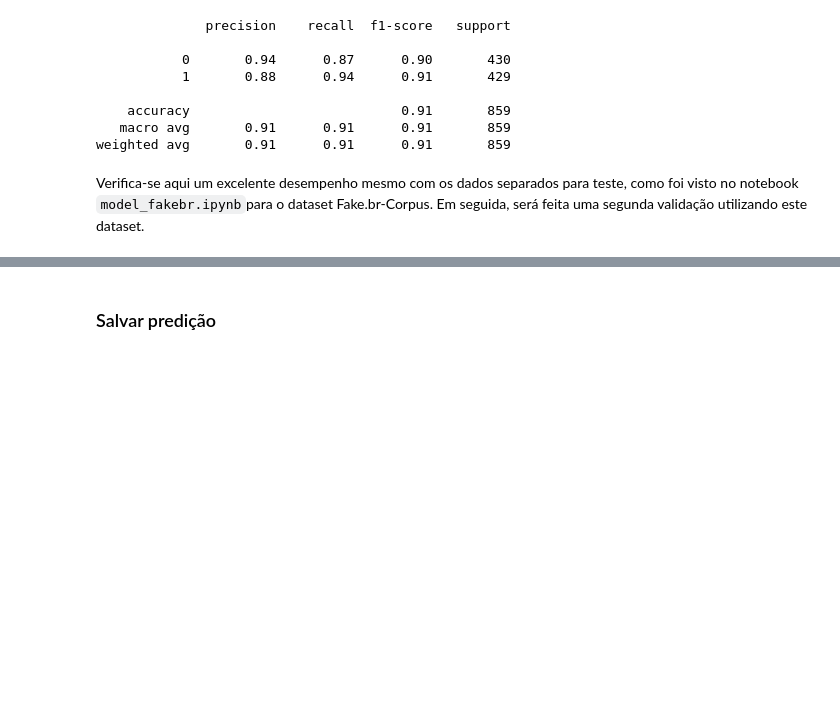
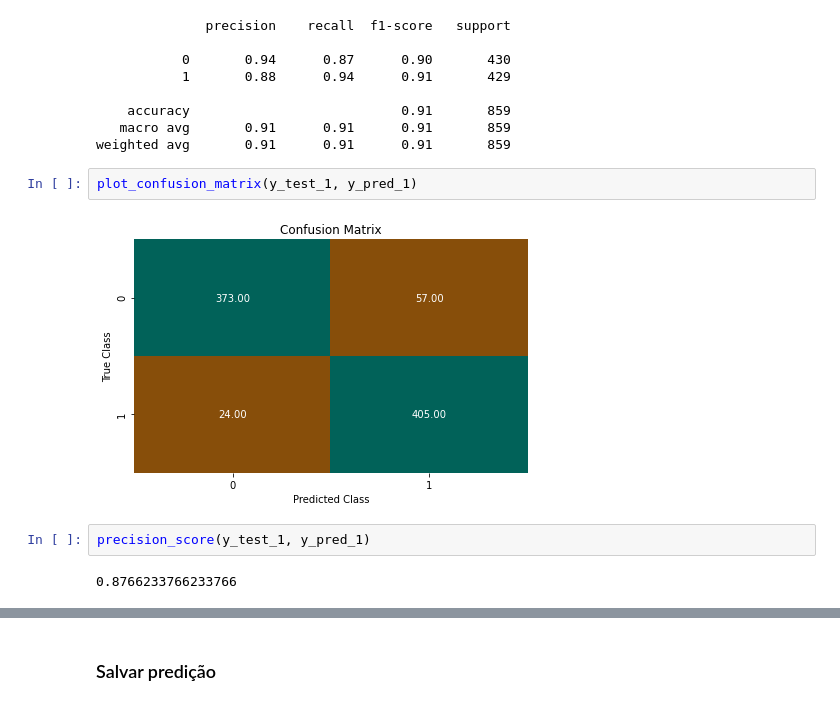
Before and after one commit to RodriguesRBruno/ProjetoMultidisciplinar, a Jupyter notebook: model_combinado.ipynb, the cells around one changed output, grey strips where cells are left out. Saved outputs shown, nothing was run; the diff lists cells and outputs as text; blank space fills up the shorter version.

```diff
--- a/model_combinado.ipynb
+++ b/model_combinado.ipynb
@@ -126,5 +132,11 @@ print(classification_report(y_test_1, y_pred_1))
     accuracy                           0.91       859
    macro avg       0.91      0.91      0.91       859
 weighted avg       0.91      0.91      0.91       859
-# %% [markdown]
-Verifica-se aqui um excelente desempenho mesmo com os dados separados para teste, como foi visto no notebook `model_fakebr.ipynb`para o dataset Fake.br-Corpus. Em seguida, será feita uma segunda validação utilizando este dataset.
+# %%
+plot_confusion_matrix(y_test_1, y_pred_1)
+# %% [output]
+[figure, added]
+# %%
+precision_score(y_test_1, y_pred_1)
+# %% [output]
+0.8766233766233766
```
Also changed, not shown: parts of 33 cells of this notebook, 4 other files.
